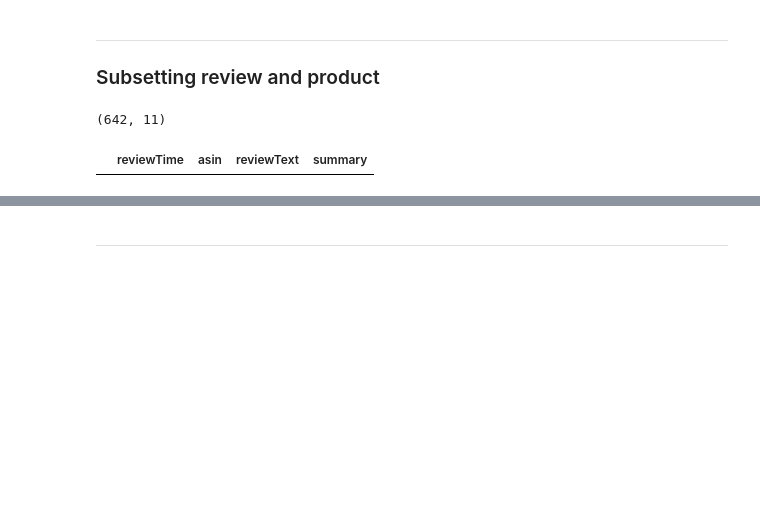
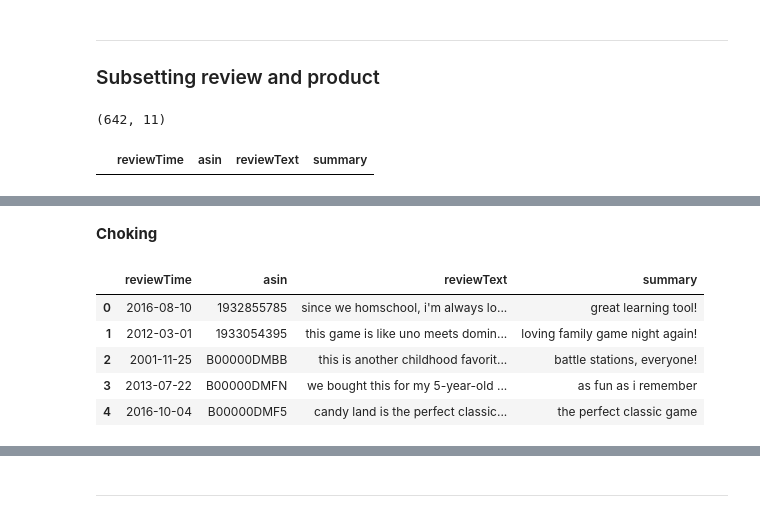
Before and after one commit to zejiachen9912/VoiceofCustomer_HasBro, a Jupyter notebook: noteBook/Products.ipynb, the cells around one changed output, grey strips where cells are left out. Cells and saved outputs as stored; diff of their text form; code cells hidden in the pictures; blank space fills up the shorter version.

```diff
--- a/noteBook/Products.ipynb
+++ b/noteBook/Products.ipynb
@@ -133,0 +175,20 @@ negReviewProduct[negReviewProduct.asin == 'B00004YO0Y'].head()
+# %% [markdown]
+**Choking**
+# %%
+chocking = pd.DataFrame(columns = column)
+# %%
+for row in range(len(dfReviewNew.index)):
+    if 'choking hazard' in dfReviewNew.iloc[row][5]:
+        chocking = chocking.append({'reviewTime': dfReviewNew.iloc[row][2],
+                                                    'asin': dfReviewNew.iloc[row][4],
+                                                    'reviewText': dfReviewNew.iloc[row][5],
+                                                    'summary': dfReviewNew.iloc[row][6]}, ignore_index=True)
+# %%
+chocking.head()
+# %% [output]
+|  | reviewTime | asin | reviewText | summary |
+| 0 | 2016-08-10 | 1932855785 | since we homschool, i'm always lo... | great learning tool! |
+| 1 | 2012-03-01 | 1933054395 | this game is like uno meets domin... | loving family game night again! |
+| 2 | 2001-11-25 | B00000DMBB | this is another childhood favorit... | battle stations, everyone! |
+| 3 | 2013-07-22 | B00000DMFN | we bought this for my 5-year-old ... | as fun as i remember |
+| 4 | 2016-10-04 | B00000DMF5 | candy land is the perfect classic... | the perfect classic game |
```
Also changed, not shown: parts of 32 cells of this notebook, 2 other files.
